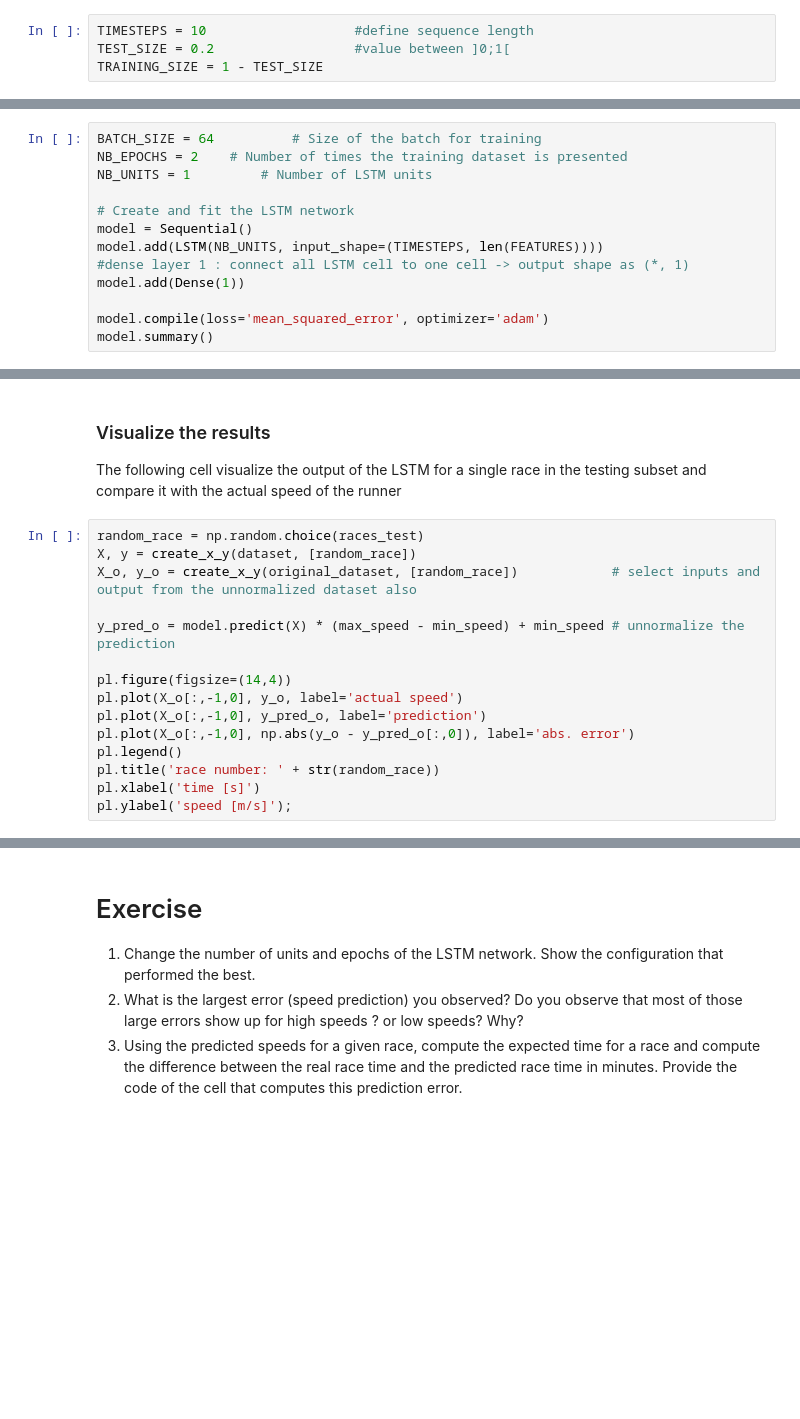
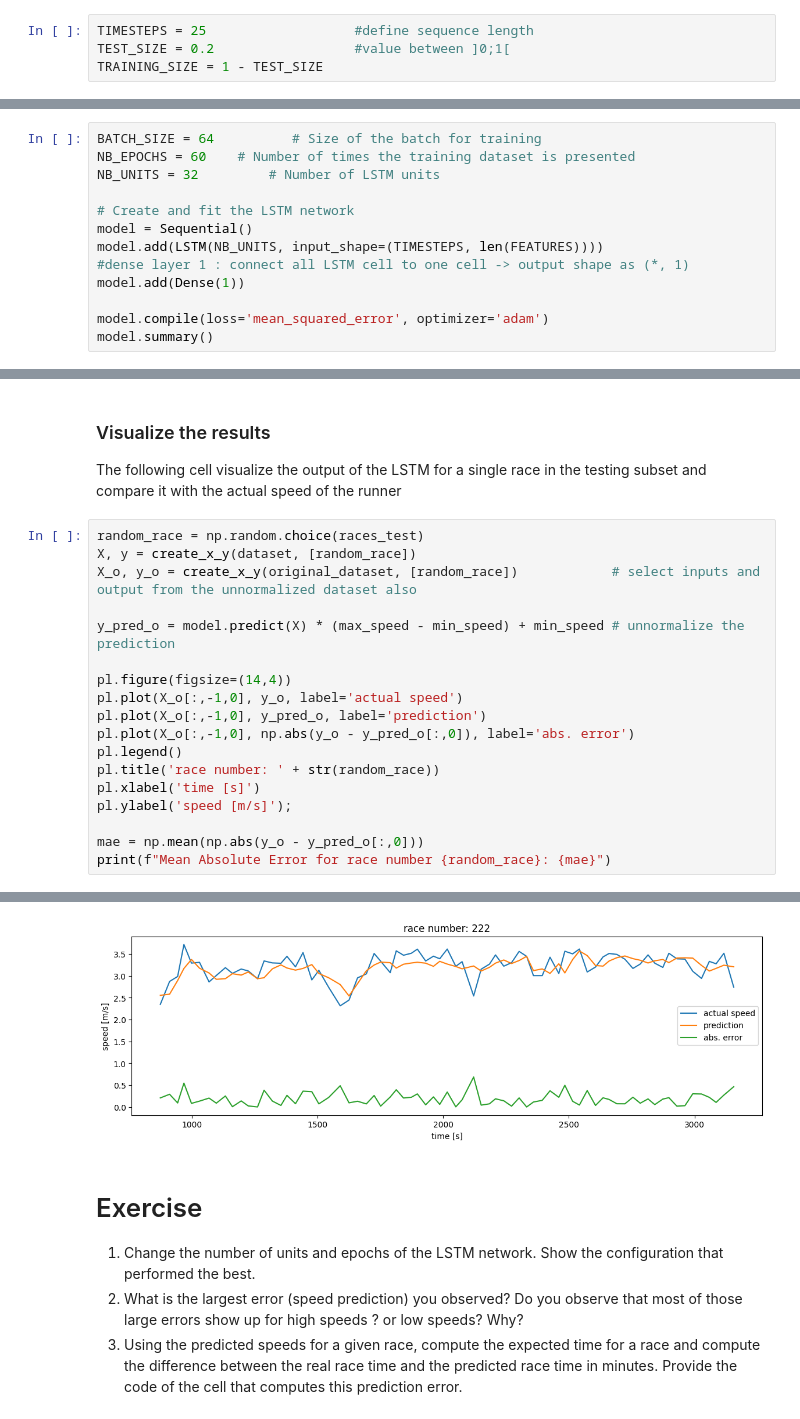
Before and after one commit to bastienvty/mse_machle, a Jupyter notebook: pw12/labo_12_lstm.ipynb, the cells around one changed output, grey strips where cells are left out. Saved outputs shown, nothing was run; the diff lists cells and outputs as text; blank space fills up the shorter version.

```diff
--- a/pw12/labo_12_lstm.ipynb
+++ b/pw12/labo_12_lstm.ipynb
@@ -92,7 +157,7 @@ display(dataset.head())
 ### Create a training and a testing subset
 Split the dataset into training and testing
 # %%
-TIMESTEPS = 10                   #define sequence length
+TIMESTEPS = 25                   #define sequence length
 TEST_SIZE = 0.2                  #value between ]0;1[
 TRAINING_SIZE = 1 - TEST_SIZE
 # %%
@@ -160,8 +237,8 @@ print("y_test shape:", y_test.shape)
 The following cells create a LSTM network and train it with the training subset
 # %%
 BATCH_SIZE = 64          # Size of the batch for training
-NB_EPOCHS = 2    # Number of times the training dataset is presented
-NB_UNITS = 1         # Number of LSTM units
+NB_EPOCHS = 60    # Number of times the training dataset is presented
+NB_UNITS = 32         # Number of LSTM units
 
 # Create and fit the LSTM network
 model = Sequential()
@@ -208,3 +324,7 @@ pl.legend()
 pl.title('race number: ' + str(random_race))
 pl.xlabel('time [s]')
 pl.ylabel('speed [m/s]');
+
+mae = np.mean(np.abs(y_o - y_pred_o[:,0]))
+print(f"Mean Absolute Error for race number {random_race}: {mae}")
+# %% [output]
@@ -211,3 +333,4 @@ pl.ylabel('speed [m/s]');
+[figure, added]
 # %% [markdown]
 # Exercise
 
```
Also changed, not shown: parts of 12 cells of this notebook, 4 other files.
